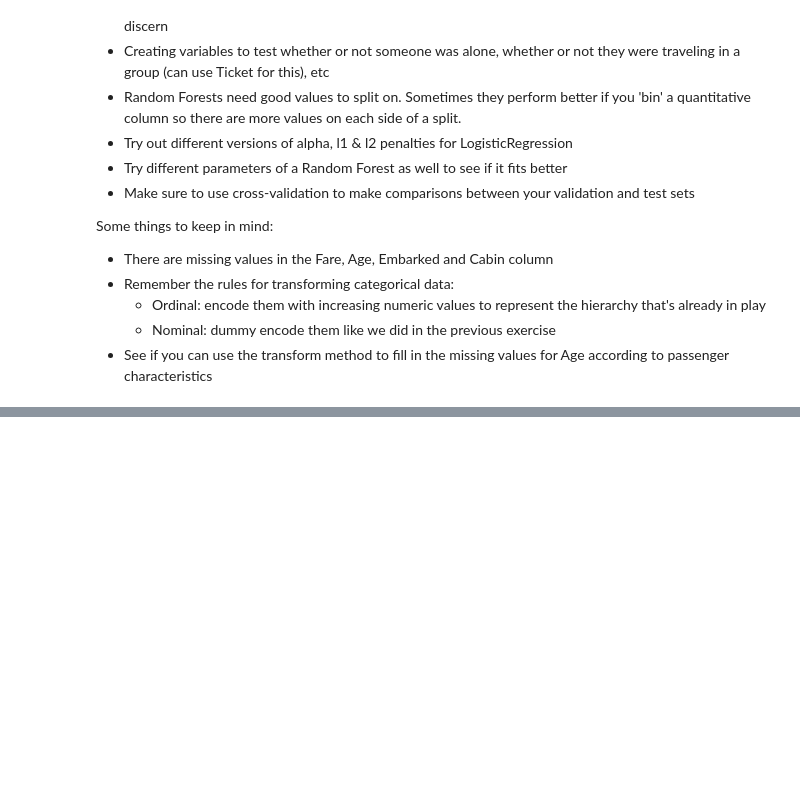
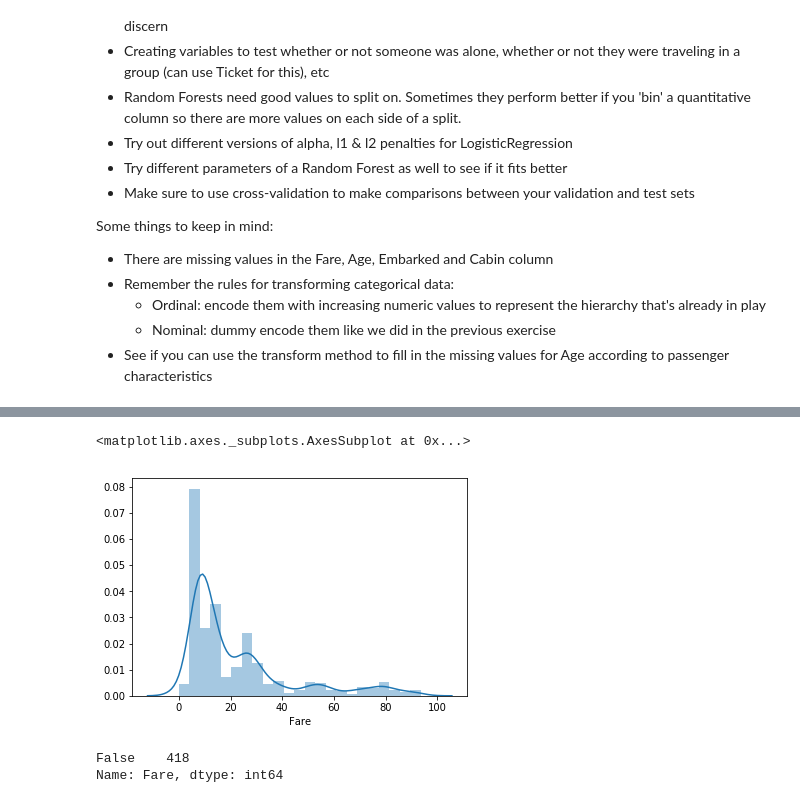
Before and after one commit to alphalex/DAT-06-24, a Jupyter notebook: class material/Unit 3/Lesson 15/Class 3 Lab.ipynb, the cells around one changed output, grey strips where cells are left out. Cells and saved outputs as stored; diff of their text form; code cells hidden in the pictures; blank space fills up the shorter version.

```diff
--- a/class material/Unit 3/Lesson 15/Class 3 Lab.ipynb
+++ b/class material/Unit 3/Lesson 15/Class 3 Lab.ipynb
@@ -24,0 +127,5 @@ Some things to keep in mind:
+# %%
+sns.distplot(X_train.Fare[X_train.Fare<100])
+# %% [output]
+<matplotlib.axes._subplots.AxesSubplot at 0x...>
+[figure, added]
@@ -24,0 +142,5 @@ Some things to keep in mind:
+# %%
+X_test['Fare'].isnull().value_counts()
+# %% [output]
+False    418
+Name: Fare, dtype: int64
```
Also changed, not shown: parts of 33 cells of this notebook, 5 other files.
